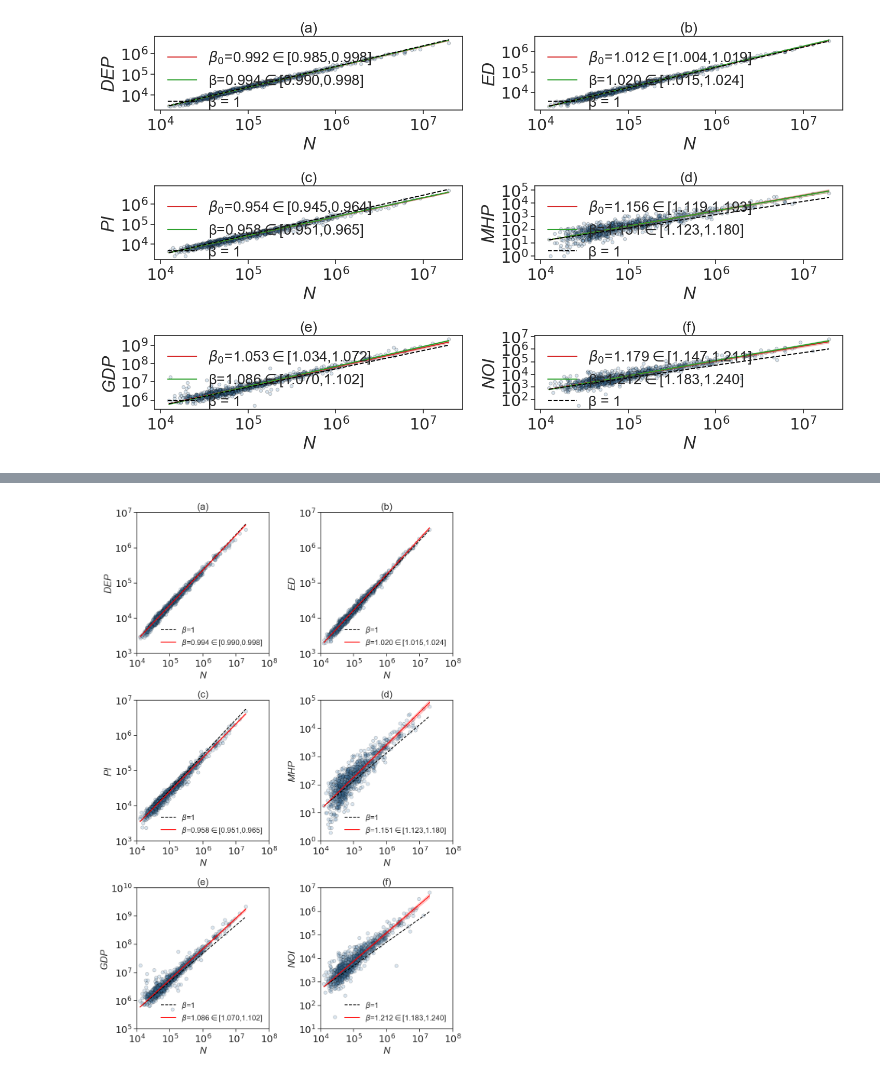
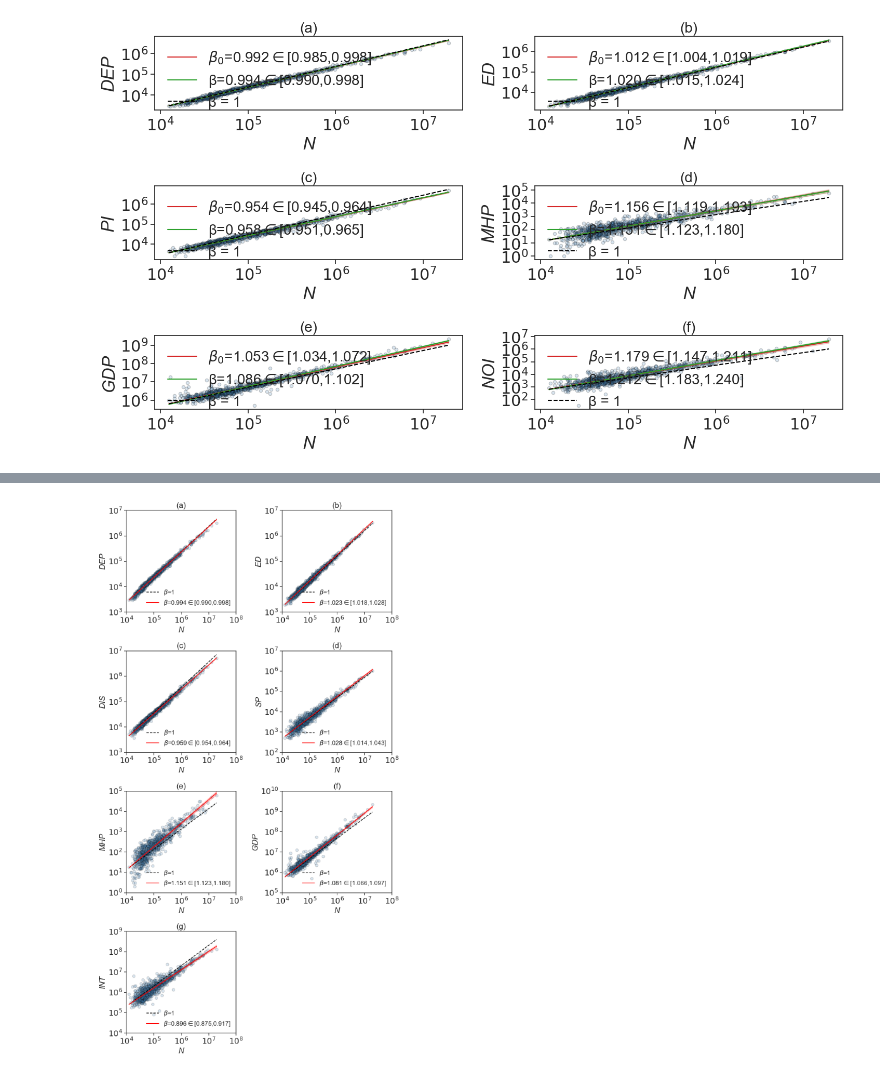
Before and after one commit to ljyyyy120/Captone_depression, a Jupyter notebook: 04_visualization/scaling.ipynb, the cells around one changed output, grey strips where cells are left out. Drawn from its saved outputs; the diff is of its cells as text; code cells hidden in the pictures.

```diff
--- a/04_visualization/scaling.ipynb
+++ b/04_visualization/scaling.ipynb
@@ -151,27 +197,25 @@ from matplotlib.ticker import MultipleLocator
 
 plt.rc("font", family="Arial")
 
-df = pd.read_csv('../00_data/14_output/FsAMIs_0903_pop_ko.csv')
+df = pd.read_csv(('../00_data/04_output/FsAMIs_pop_bestk.csv'))
 
-df.loc[df['factor'] == 'gdp', 'factor'] = 'GDP'
-df.loc[df['factor'] == 'mental_health_providers', 'factor'] = 'MHP'
-df.loc[df['factor'] == 'DEPRESSION', 'factor'] = 'DEP'
-df.loc[df['factor'] == 'noise50n', 'factor'] = 'NOI'
-df.loc[df['factor'] == 'BINGE', 'factor'] = 'ED'
-df.loc[df['factor'] == 'FFR20', 'factor'] = 'FFR'
-df.loc[df['factor'] == 'LPA', 'factor'] = 'PI'
+
+factors = ["DEP", "ED", 'DIS', 'SP', "MHP","GDP",'INT']
+
 
 df_models = df.loc[df['factor'].isin(factors)].drop(columns=['FsAMI','cbsacode']).drop_duplicates().reset_index(drop=True)
 
-df_raw = pd.read_csv("../00_data/13_final/cbsa_level.csv")
+
+df_raw = pd.read_csv("../00_data/03_final/cbsa_level.csv")
 df_raw = df_raw.rename(columns={
     'gdp': 'GDP',
     'mental_health_providers': 'MHP',
     'DEPRESSION': 'DEP',
-    'noise50n': 'NOI',
+    'children_single_parent': 'SP',
     'BINGE': 'ED',
-    'FFR20': 'FFR',
-    'LPA': 'PI'
+    'pedestrian_3leg_intersections_total': 'INT',
+    'life_expectancy': 'LE',
+    'DISABILITY': 'DIS'
 })
 data = df_raw[factors +['cbsacode','TotalPopulation']].dropna()
 
@@ -185,34 +229,39 @@ y_logs = {f: np.log10(data_[f]).values for f in factors}
 
 # ---- compute intercepts with aligned masks; read beta as a scalar
 dfm = df_models.set_index("factor").copy()   # <-- factor is now the index
+dfm_unique = dfm[~dfm.index.duplicated(keep="first")].copy()
 intercepts = {}
 for f in factors:
     y = y_logs[f]
     mask = np.isfinite(x_all) & np.isfinite(y)
     x_f = x_all[mask]
     y_f = y[mask]
-    b   = float(dfm.at[f, "beta"])
+    b   = float(dfm_unique.at[f, "beta"])
     a   = (y_f - b * x_f).mean()             # α = mean(y - βx) on aligned rows
     intercepts[f] = float(a)
 
 # write intercepts back by factor (no misalignment)
-dfm["intercept"] = pd.Series(intercepts)
+dfm_unique["intercept"] = pd.Series(intercepts)
 
 # ---- plotting
 pow10fmt = FuncFormatter(lambda k, pos: rf"$10^{{{int(np.round(k))}}}$")
 sns.set_theme(style="ticks",font_scale=1.5)
-fig, axes = plt.subplots(3, 2, figsize=(10, 15))
+fig, axes = plt.subplots(4, 2, figsize=(10, 18))
 
 def snap_decade(val, up=True):
     """Round value to nearest power of 10"""
     exp = np.floor(np.log10(val)) if not up else np.ceil(np.log10(val))
     return 10**exp
 
-panel_labels = ["(a)", "(b)", "(c)", "(d)", "(e)", "(f)"]
+panel_labels = ["(a)", "(b)", "(c)", "(d)", "(e)", "(f)", "(g)"]
 
 pad = 0.05
 
+
+axes[3][1].axis('off')
+
 for ax, f, lbl in zip(axes.flat, factors, panel_labels):
+
     y = y_logs[f]
     mask = np.isfinite(x_all) & np.isfinite(y) & (x_all > 0) & (y > 0)
     x_f = x_all[mask]
@@ -222,10 +271,10 @@ for ax, f, lbl in zip(axes.flat, factors, panel_labels):
     ax.scatter(x_f, y_f, s=40, alpha=0.2, edgecolor="black", color="steelblue")
 
     # model params
-    b  = float(dfm.at[f, "beta"])
-    lo = float(dfm.at[f, "CI_lower"])
-    hi = float(dfm.at[f, "CI_upper"])
-    a  = float(dfm.at[f, "intercept"])
+    b  = float(dfm_unique.at[f, "beta"])
+    lo = float(dfm_unique.at[f, "CI_lower"])
+    hi = float(dfm_unique.at[f, "CI_upper"])
+    a  = float(dfm_unique.at[f, "intercept"])
 
     # anchor at minimum observed population
     y0 = y_f.min()
@@ -240,32 +289,32 @@ for ax, f, lbl in zip(axes.flat, factors, panel_labels):
     ax.plot(xx, y0 + b * (xx - x0), color="red", lw=1.5, label=f"$β$={b:.3f}$\in$[{lo:.3f},{hi:.3f}]")
     # CI band anchored the same way using slope CI bounds
     ax.fill_between(xx,
                     y0 + lo * (xx - x0),
                     y0 + hi * (xx - x0),
                     color="red", alpha=0.20)
 
     # inside your loop after plotting:
     xk_min = np.floor(x_f.min());  xk_max = np.ceil(x_f.max())
     yk_min = np.floor(y_f.min());  yk_max = np.ceil(y_f.max())
 
     ax.set_xlim(xk_min, xk_max)     # edges at integer exponents
     ax.set_ylim(yk_min, yk_max)
 
     ax.xaxis.set_major_locator(MultipleLocator(1.0))  # ticks every decade
     ax.yaxis.set_major_locator(MultipleLocator(1.0))
     ax.xaxis.set_major_formatter(pow10fmt)
     ax.yaxis.set_major_formatter(pow10fmt)
     ax.minorticks_off()
 
     ax.tick_params(axis="both", which="major", labelsize=18, width=1.2, length=6)
 
     ax.set_xlabel("N", fontstyle="italic", fontsize=18)
     ax.set_ylabel(f, fontstyle="italic", fontsize=18)
     ax.set_title(f"{lbl}", fontsize=18)
     ax.legend(loc="lower right", frameon=False, fontsize=14)
 
 plt.tight_layout()
-plt.savefig("scaling.pdf", dpi=300, bbox_inches='tight')
+plt.savefig("scaling_new.pdf", dpi=300, bbox_inches='tight')
 plt.show()
 # %% [output]
-[figure, old version]
+[figure, new version]
```
Also changed, not shown: parts of 3 cells of this notebook, 29 other files.
